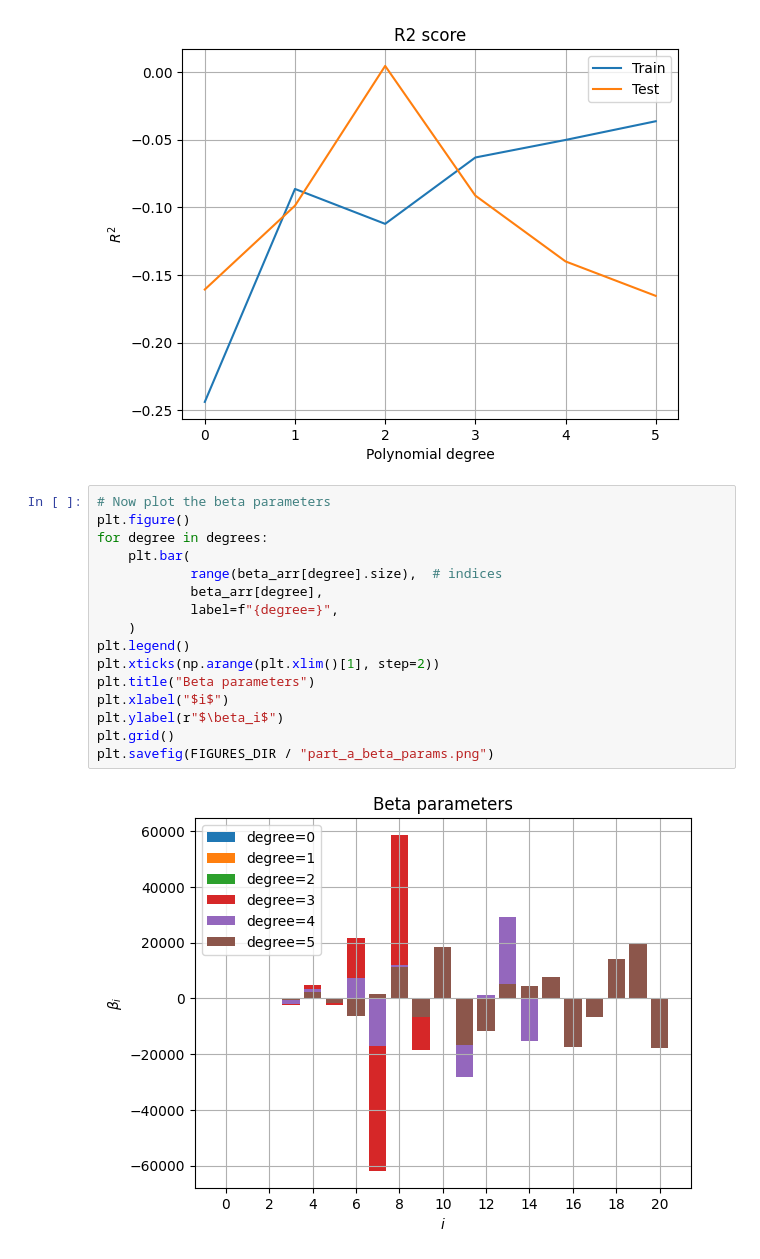
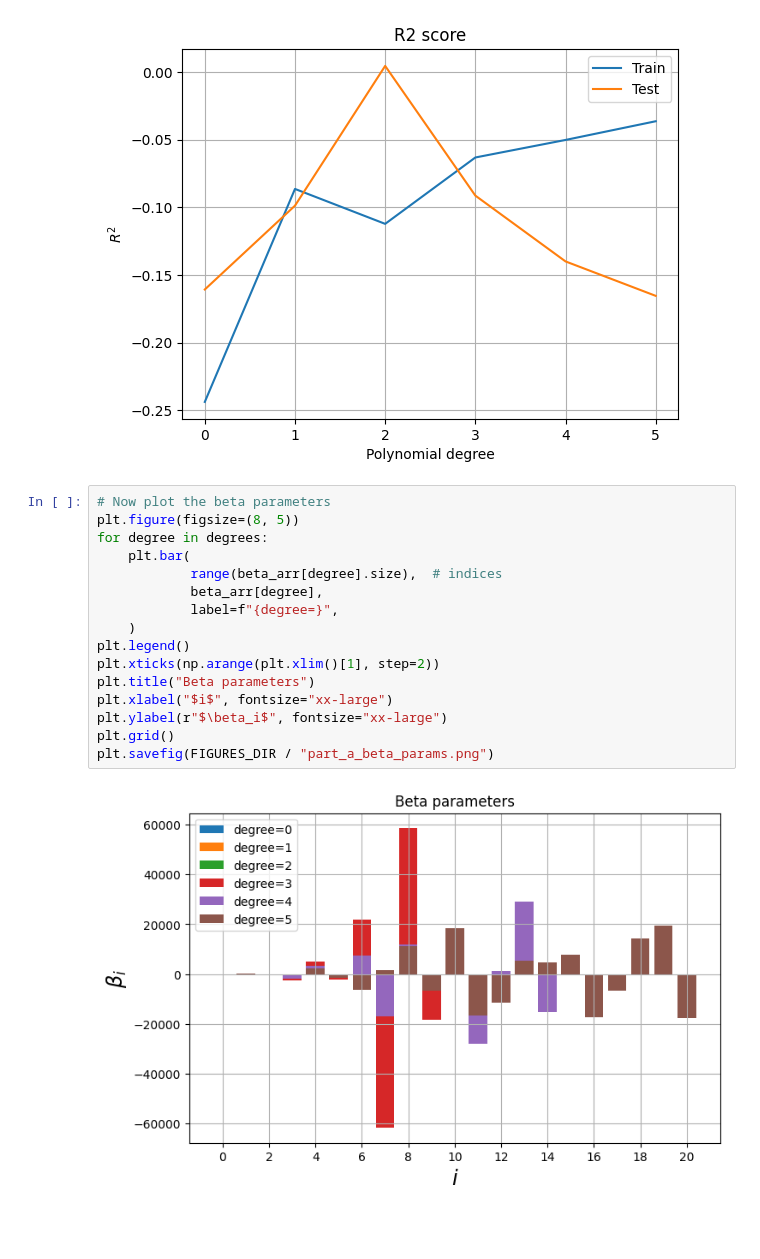
Before and after one commit to LassePladsen/FYS-STK3155-projects, a Jupyter notebook: project1/source_code/part_a_franke_OLS.ipynb, the cells around one changed output. Saved outputs shown, nothing was run; the diff lists cells and outputs as text; blank space fills up the shorter version.

Commit message:
made the x and y label font sizes bigger for beta parameter plots

```diff
--- a/project1/source_code/part_a_franke_OLS.ipynb
+++ b/project1/source_code/part_a_franke_OLS.ipynb
@@ -174,19 +174,19 @@ plt.savefig(FIGURES_DIR / "part_a_R2.png")
 [figure]
 # %%
 # Now plot the beta parameters
-plt.figure()
+plt.figure(figsize=(8, 5))
 for degree in degrees:
     plt.bar(
             range(beta_arr[degree].size),  # indices
             beta_arr[degree],
             label=f"{degree=}",
     )
 plt.legend()
 plt.xticks(np.arange(plt.xlim()[1], step=2))
 plt.title("Beta parameters")
-plt.xlabel("$i$")
-plt.ylabel(r"$\beta_i$")
+plt.xlabel("$i$", fontsize="xx-large")
+plt.ylabel(r"$\beta_i$", fontsize="xx-large")
 plt.grid()
 plt.savefig(FIGURES_DIR / "part_a_beta_params.png")
 # %% [output]
-[figure, old version]
+[figure, new version]
```
Also changed, not shown: 2 other files.
